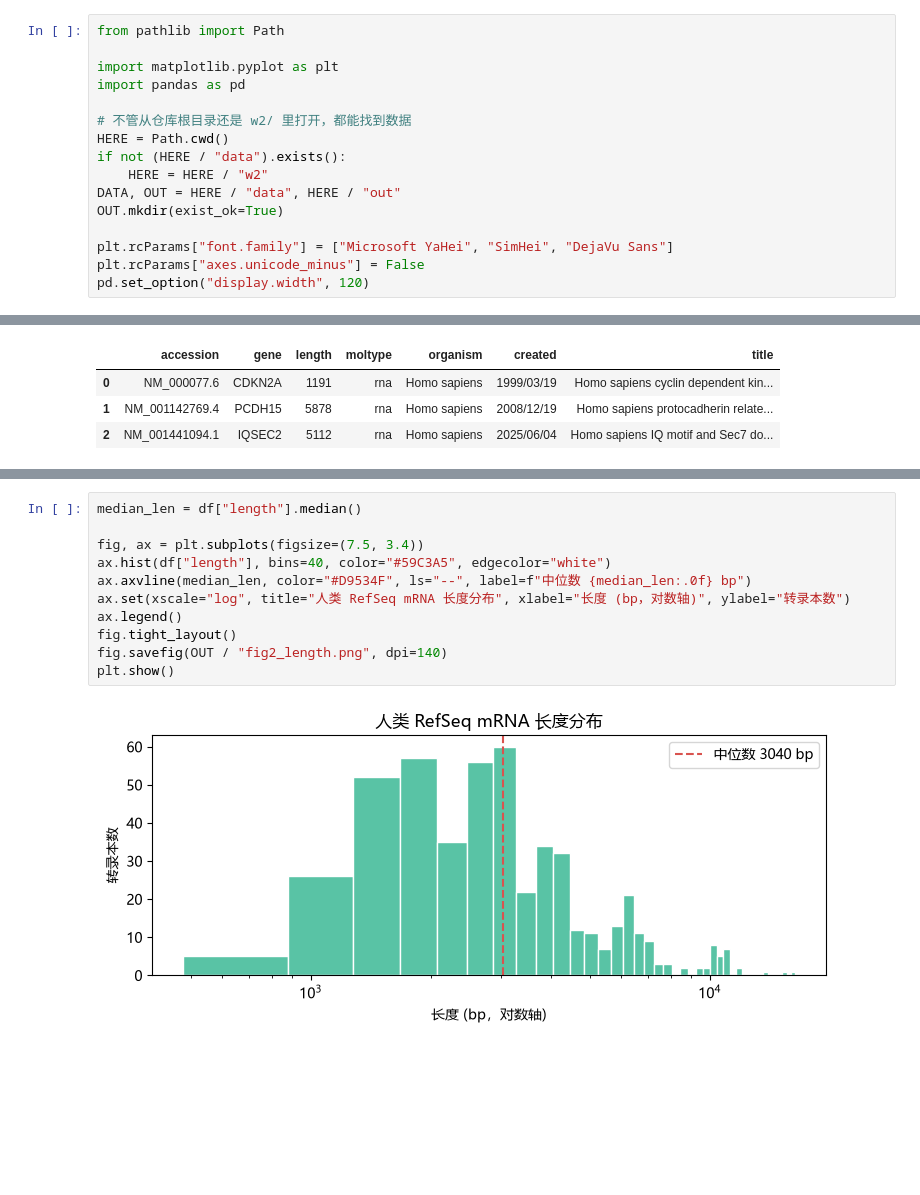
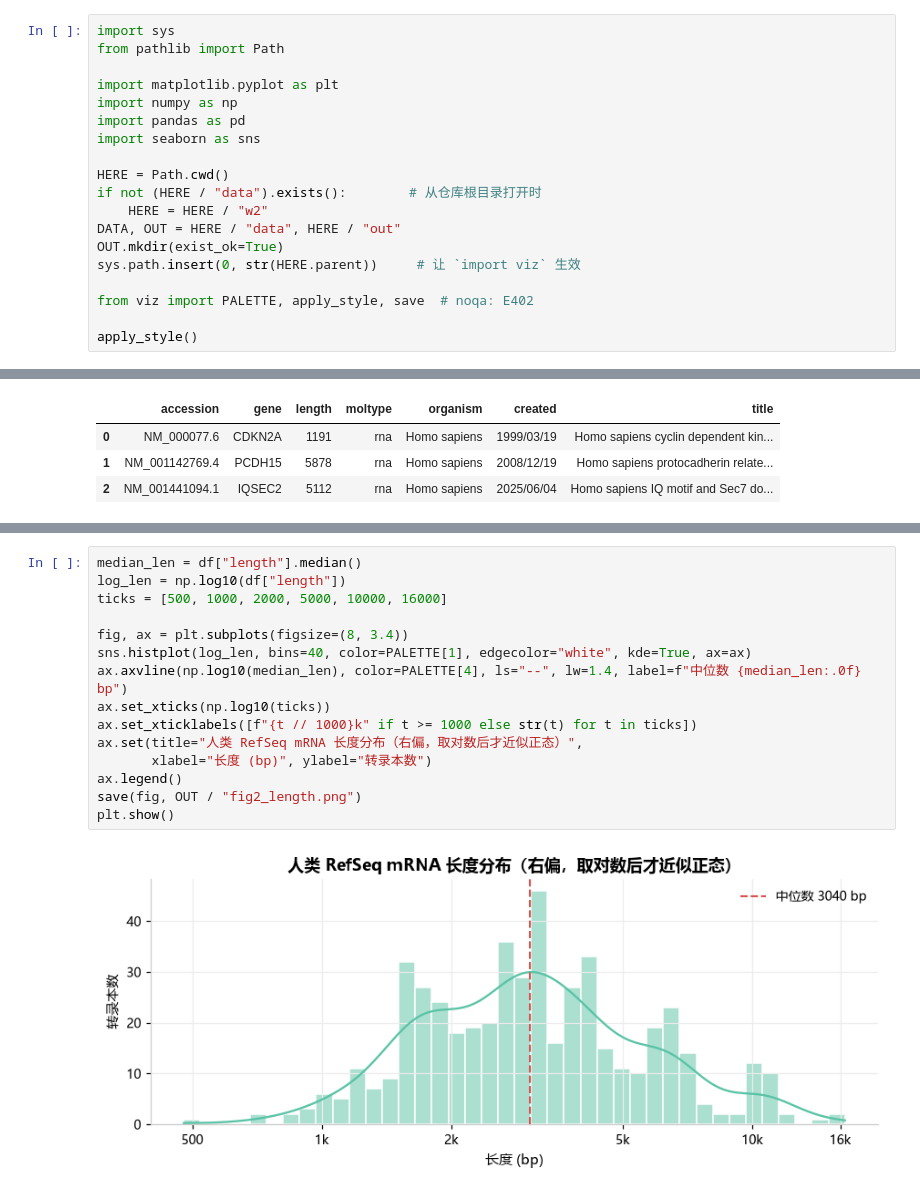
Before and after one commit to LXM-66/bio-ai-prep, a Jupyter notebook: w2/分析.ipynb, the cells around one changed output, grey strips where cells are left out. Drawn from its saved outputs; the diff is of its cells as text; blank space fills up the shorter version.

```diff
--- a/w2/分析.ipynb
+++ b/w2/分析.ipynb
@@ -8,17 +9,20 @@
 # %%
+import sys
 from pathlib import Path
 
 import matplotlib.pyplot as plt
+import numpy as np
 import pandas as pd
+import seaborn as sns
 
-# 不管从仓库根目录还是 w2/ 里打开，都能找到数据
 HERE = Path.cwd()
-if not (HERE / "data").exists():
+if not (HERE / "data").exists():        # 从仓库根目录打开时
     HERE = HERE / "w2"
 DATA, OUT = HERE / "data", HERE / "out"
 OUT.mkdir(exist_ok=True)
+sys.path.insert(0, str(HERE.parent))     # 让 `import viz` 生效
 
-plt.rcParams["font.family"] = ["Microsoft YaHei", "SimHei", "DejaVu Sans"]
-plt.rcParams["axes.unicode_minus"] = False
-pd.set_option("display.width", 120)
+from viz import PALETTE, apply_style, save  # noqa: E402
+
+apply_style()
 # %% [markdown]
@@ -84,14 +87,18 @@ plt.show()
 # %%
 median_len = df["length"].median()
+log_len = np.log10(df["length"])
+ticks = [500, 1000, 2000, 5000, 10000, 16000]
 
-fig, ax = plt.subplots(figsize=(7.5, 3.4))
-ax.hist(df["length"], bins=40, color="#59C3A5", edgecolor="white")
-ax.axvline(median_len, color="#D9534F", ls="--", label=f"中位数 {median_len:.0f} bp")
-ax.set(xscale="log", title="人类 RefSeq mRNA 长度分布", xlabel="长度 (bp，对数轴)", ylabel="转录本数")
+fig, ax = plt.subplots(figsize=(8, 3.4))
+sns.histplot(log_len, bins=40, color=PALETTE[1], edgecolor="white", kde=True, ax=ax)
+ax.axvline(np.log10(median_len), color=PALETTE[4], ls="--", lw=1.4, label=f"中位数 {median_len:.0f} bp")
+ax.set_xticks(np.log10(ticks))
+ax.set_xticklabels([f"{t // 1000}k" if t >= 1000 else str(t) for t in ticks])
+ax.set(title="人类 RefSeq mRNA 长度分布（右偏，取对数后才近似正态）",
+       xlabel="长度 (bp)", ylabel="转录本数")
 ax.legend()
-fig.tight_layout()
-fig.savefig(OUT / "fig2_length.png", dpi=140)
+save(fig, OUT / "fig2_length.png")
 plt.show()
 # %% [output]
-[figure, old version]
+[figure, new version]
 # %%
```
Also changed, not shown: parts of 15 cells of this notebook, 4 other files.
